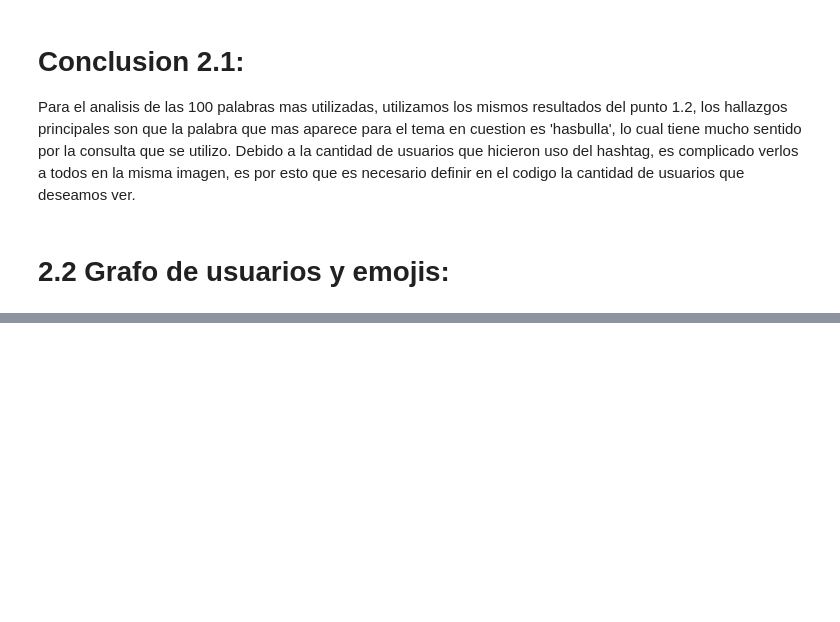
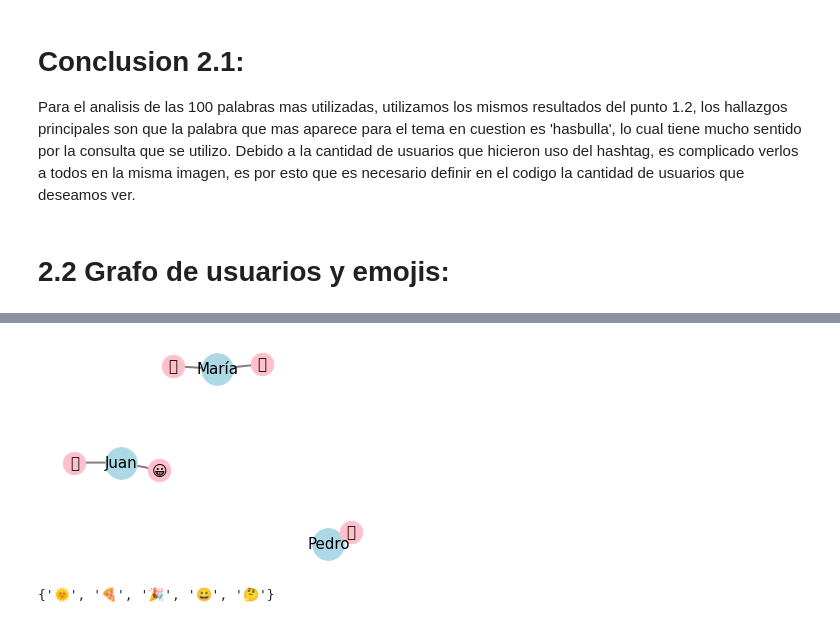
Before and after one commit to jsebastianquiroga/Topicos_analitica, a Jupyter notebook: Notebook/Empirical_network_twitter.ipynb, the cells around one changed output, grey strips where cells are left out. Saved outputs shown, nothing was run; the diff lists cells and outputs as text; code cells hidden in the pictures; blank space fills up the shorter version.

```diff
--- a/Notebook/Empirical_network_twitter.ipynb
+++ b/Notebook/Empirical_network_twitter.ipynb
@@ -386,0 +403,47 @@ Para el analisis de las 100 palabras mas utilizadas, utilizamos los mismos resul
+# %%
+import pandas as pd
+import networkx as nx
+import matplotlib.pyplot as plt
+import emoji
+
+# Creamos un dataframe de ejemplo
+df = pd.DataFrame({'texto': ['Hola 😀', '¡Qué tal! 🤔', '🎉 Fiesta mañana', 'Buenos días 🌞', '🍕 Comida favorita'],
+                   'autor': ['Juan', 'María', 'Pedro', 'Juan', 'María']})
+
+# Creamos el grafo de red
+G = nx.Graph()
+
+# Agregamos los nodos de autor al grafo
+autores = set(df['autor'])
+for autor in autores:
+    G.add_node(autor, type='autor')
+
+# Agregamos los nodos de emoji al grafo
+emojis = set(c for row in df['texto'] for c in row if c in emoji.UNICODE_EMOJI['en'])
+for e in emojis:
+    G.add_node(e, type='emoji')
+
+# Agregamos los enlaces entre los nodos de autor y los nodos de emoji
+for autor in autores:
+    mensajes = df[df['autor'] == autor]['texto']
+    for mensaje in mensajes:
+        emojis_autor = set(c for c in mensaje if c in emoji.UNICODE_EMOJI['en'])
+        for e in emojis_autor:
+            G.add_edge(autor, e)
+
+# Dibujamos el grafo
+pos = nx.spring_layout(G, k=0.15, iterations=20)
+autor_nodes = [n for n, data in G.nodes(data=True) if data['type'] == 'autor']
+emoji_nodes = [n for n, data in G.nodes(data=True) if data['type'] == 'emoji']
+nx.draw_networkx_nodes(G, pos, nodelist=autor_nodes, node_size=1000, node_color='lightblue')
+nx.draw_networkx_nodes(G, pos, nodelist=emoji_nodes, node_size=500, node_color='pink')
+nx.draw_networkx_labels(G, pos, font_size=15, font_family='sans-serif')
+nx.draw_networkx_edges(G, pos, width=2, edge_color='gray')
+plt.axis('off')
+plt.show()
+# %% [output]
+[figure, added]
+# %%
+emojis
+# %% [output]
+{'🌞', '🍕', '🎉', '😀', '🤔'}
```
Also changed, not shown: parts of 12 cells of this notebook.
